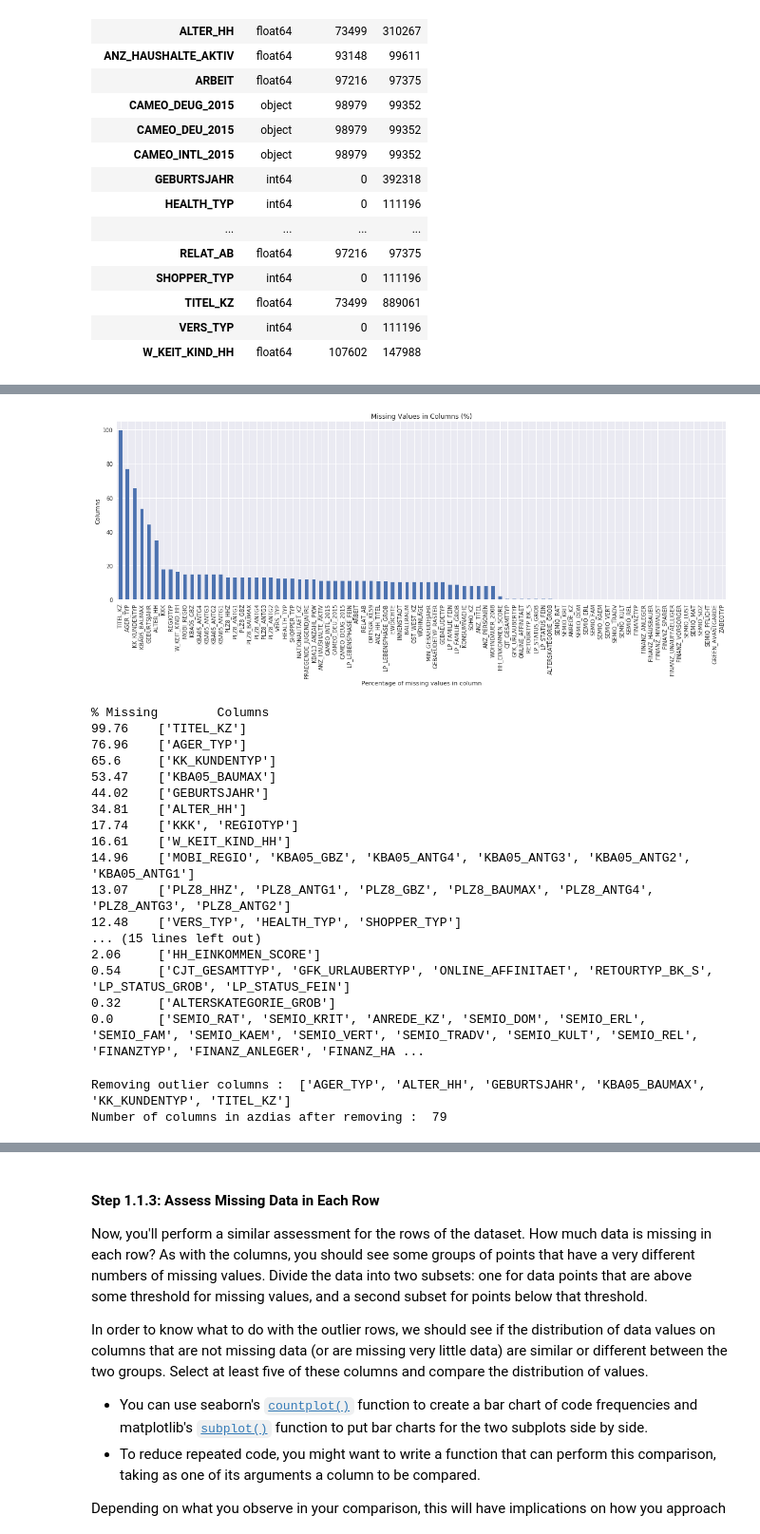
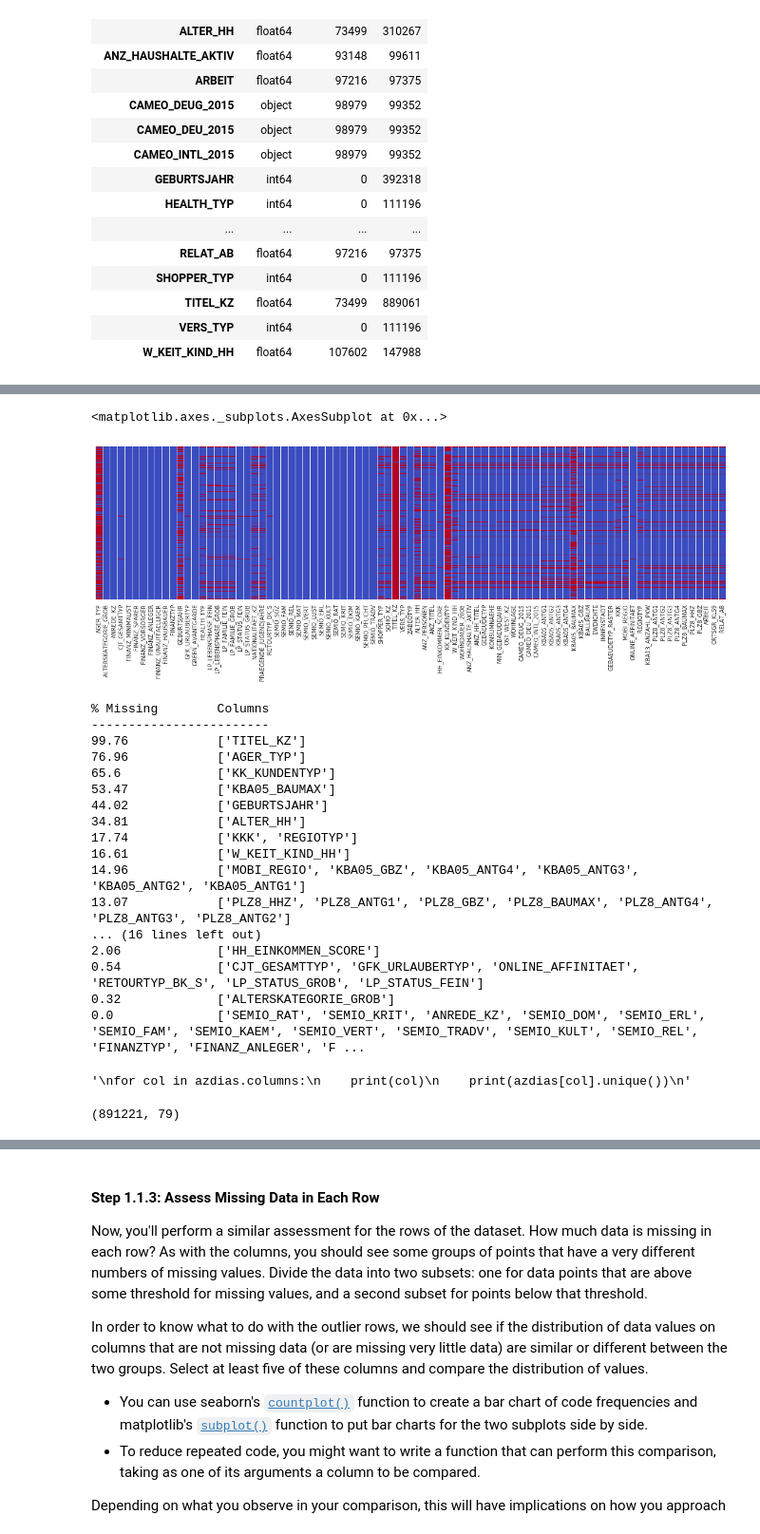
Before and after one commit to RekhaChandrasekaran/DataScientist_Nanodegree, a Jupyter notebook: term1/projects/p3_customersegments/Identify_Customer_Segments.ipynb, the cells around one changed output, grey strips where cells are left out. Shown at 95% size. Cells and saved outputs as stored; diff of their text form; code cells hidden in the pictures.

```diff
--- a/term1/projects/p3_customersegments/Identify_Customer_Segments.ipynb
+++ b/term1/projects/p3_customersegments/Identify_Customer_Segments.ipynb
@@ -37,8 +37,8 @@ To start off with, load in the demographics data for the general population into
 Once the dataset is loaded, it's recommended that you take a little bit of time just browsing the general structure of the dataset and feature summary file. You'll be getting deep into the innards of the cleaning in the first major step of the project, so gaining some general familiarity can help you get your bearings.
 # %%
 # Load in the general demographics data.
-azdias = pd.read_csv('Udacity_AZDIAS_Subset.csv', delimiter=';')
+azdias = pd.read_csv('Udacity_AZDIAS_Subset.csv', sep=';')
 
 # Load in the feature summary file.
-feat_info = pd.read_csv('AZDIAS_Feature_Summary.csv', delimiter=';')
+feat_info = pd.read_csv('AZDIAS_Feature_Summary.csv', sep=';')
 # %%
@@ -149,8 +148,6 @@ data_dict = {}
 
 for col in azdias.columns:
     data_dict[col] = {'datatype': azdias[col].dtype, 'init_missing': azdias[col].isnull().sum()}
-# %%
-azdias = azdias_cp.copy(deep=True)
 # %%
 # Convert missing value codes to NaN
 # azdias dataframe is converted to 'string' object type
@@ -220,46 +222,50 @@ missing_percents = data_info['percentage_missing'].sort_values(ascending=False)
-# %%
-fig = plt.figure(figsize=(20,6))
-missing_percents.plot(kind='bar')
-plt.xlabel('Percentage of missing values in column')
-plt.ylabel('Columns')
-plt.title('Missing Values in Columns (%)')
-plt.show()
-# %% [output]
-[figure, removed]
+# %%
+plt.figure(figsize=(20,5))
+sns.heatmap(azdias.isnull(),yticklabels=False,cbar=False,cmap='coolwarm')
+# %% [output]
+<matplotlib.axes._subplots.AxesSubplot at 0x...>
+[figure, added]
 # %%
 # Investigate patterns in the amount of missing data in each column.
 print('% Missing \t Columns')
+print('------------------------')
 missing_groups = {str(t):list(missing_percents[missing_percents==t].index) for t in missing_percents.unique()}
 for key in missing_groups.keys():
-    print(key, '\t', missing_groups[key])
+    print(key, '\t \t', missing_groups[key])
 # %% [output]
 % Missing        Columns
-99.76    ['TITEL_KZ']
-76.96    ['AGER_TYP']
-65.6     ['KK_KUNDENTYP']
-53.47    ['KBA05_BAUMAX']
-44.02    ['GEBURTSJAHR']
-34.81    ['ALTER_HH']
-17.74    ['KKK', 'REGIOTYP']
-16.61    ['W_KEIT_KIND_HH']
-14.96    ['MOBI_REGIO', 'KBA05_GBZ', 'KBA05_ANTG4', 'KBA05_ANTG3', 'KBA05_ANTG2', 'KBA05_ANTG1']
-13.07    ['PLZ8_HHZ', 'PLZ8_ANTG1', 'PLZ8_GBZ', 'PLZ8_BAUMAX', 'PLZ8_ANTG4', 'PLZ8_ANTG3', 'PLZ8_ANTG2']
-12.48    ['VERS_TYP', 'HEALTH_TYP', 'SHOPPER_TYP']
-... (15 lines left out)
-2.06     ['HH_EINKOMMEN_SCORE']
-0.54     ['CJT_GESAMTTYP', 'GFK_URLAUBERTYP', 'ONLINE_AFFINITAET', 'RETOURTYP_BK_S', 'LP_STATUS_GROB', 'LP_STATUS_FEIN']
-0.32     ['ALTERSKATEGORIE_GROB']
-0.0      ['SEMIO_RAT', 'SEMIO_KRIT', 'ANREDE_KZ', 'SEMIO_DOM', 'SEMIO_ERL', 'SEMIO_FAM', 'SEMIO_KAEM', 'SEMIO_VERT', 'SEMIO_TRADV', 'SEMIO_KULT', 'SEMIO_REL', 'FINANZTYP', 'FINANZ_ANLEGER', 'FINANZ_HA ...
+------------------------
+99.76            ['TITEL_KZ']
+76.96            ['AGER_TYP']
+65.6             ['KK_KUNDENTYP']
+53.47            ['KBA05_BAUMAX']
+44.02            ['GEBURTSJAHR']
+34.81            ['ALTER_HH']
+17.74            ['KKK', 'REGIOTYP']
+16.61            ['W_KEIT_KIND_HH']
+14.96            ['MOBI_REGIO', 'KBA05_GBZ', 'KBA05_ANTG4', 'KBA05_ANTG3', 'KBA05_ANTG2', 'KBA05_ANTG1']
+13.07            ['PLZ8_HHZ', 'PLZ8_ANTG1', 'PLZ8_GBZ', 'PLZ8_BAUMAX', 'PLZ8_ANTG4', 'PLZ8_ANTG3', 'PLZ8_ANTG2']
+... (16 lines left out)
+2.06             ['HH_EINKOMMEN_SCORE']
+0.54             ['CJT_GESAMTTYP', 'GFK_URLAUBERTYP', 'ONLINE_AFFINITAET', 'RETOURTYP_BK_S', 'LP_STATUS_GROB', 'LP_STATUS_FEIN']
+0.32             ['ALTERSKATEGORIE_GROB']
+0.0              ['SEMIO_RAT', 'SEMIO_KRIT', 'ANREDE_KZ', 'SEMIO_DOM', 'SEMIO_ERL', 'SEMIO_FAM', 'SEMIO_KAEM', 'SEMIO_VERT', 'SEMIO_TRADV', 'SEMIO_KULT', 'SEMIO_REL', 'FINANZTYP', 'FINANZ_ANLEGER', 'F ...
+# %%
+'''
+for col in azdias.columns:
+    print(col)
+    print(azdias[col].unique())
+'''
+# %% [output]
+'\nfor col in azdias.columns:\n    print(col)\n    print(azdias[col].unique())\n'
 # %%
 # Remove the outlier columns from the dataset. (You'll perform other data
 # engineering tasks such as re-encoding and imputation later.)
 
-# Remove columns that have more than 30% missing data
+columns_to_remove = ['TITEL_KZ','AGER_TYP','KK_KUNDENTYP','KBA05_BAUMAX','GEBURTSJAHR','ALTER_HH']
 
-outlier_columns = list(data_info[data_info['percentage_missing'] > 30].index)
-print('Removing outlier columns : ', outlier_columns)
-azdias.drop(outlier_columns, axis=1, inplace=True)
-print('Number of columns in azdias after removing : ', azdias.shape[1])
+azdias.drop(columns_to_remove, axis=1, inplace=True)
+
+azdias.shape
 # %% [output]
-Removing outlier columns :  ['AGER_TYP', 'ALTER_HH', 'GEBURTSJAHR', 'KBA05_BAUMAX', 'KK_KUNDENTYP', 'TITEL_KZ']
-Number of columns in azdias after removing :  79
+(891221, 79)
```
Also changed, not shown: parts of 17 cells of this notebook.
